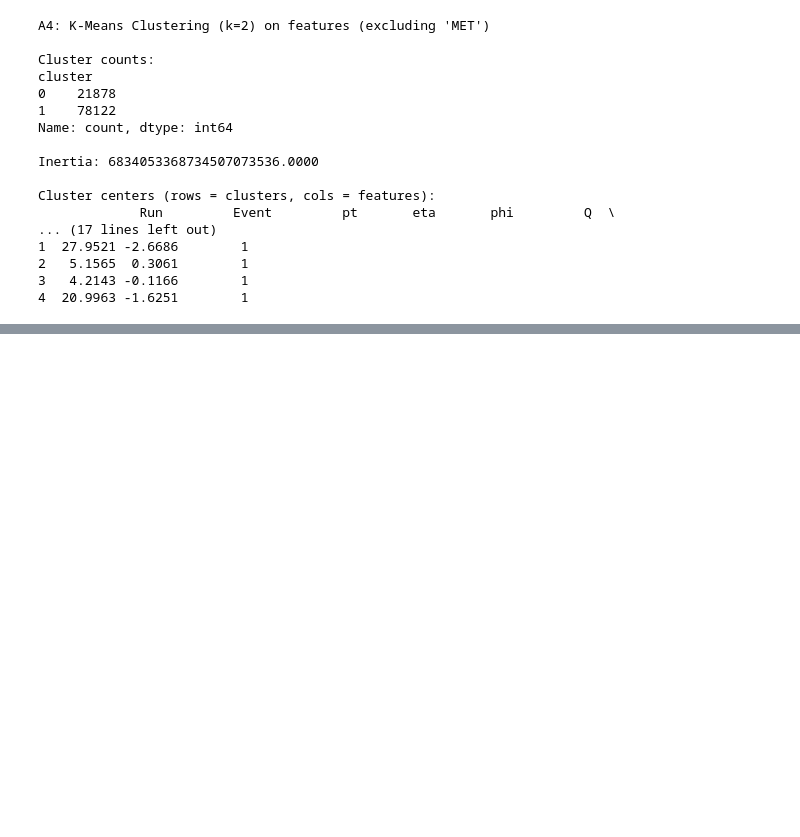
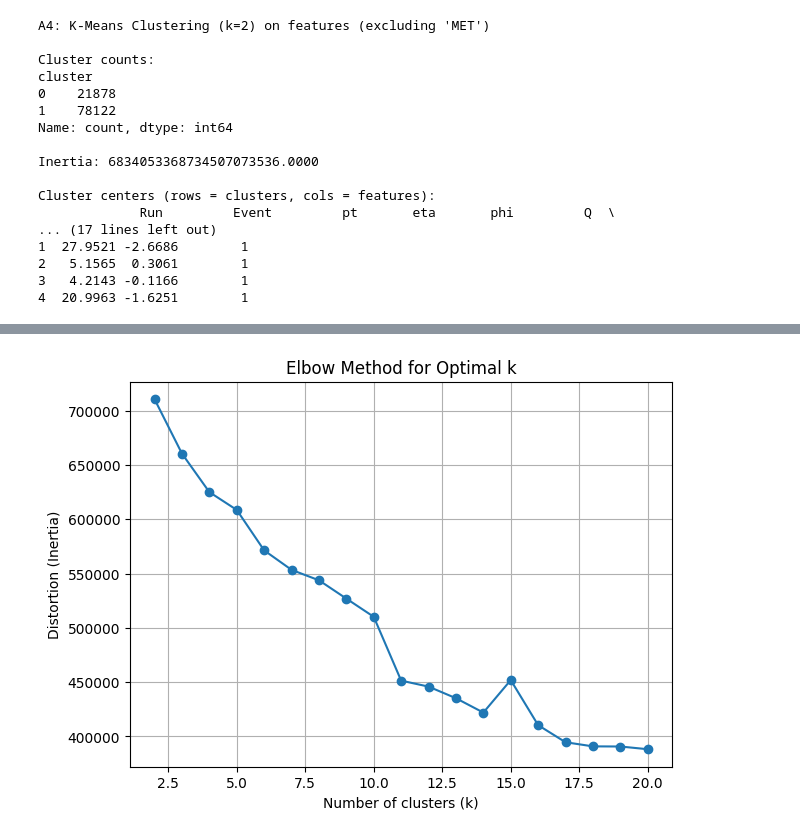
Before and after one commit to harshvardhan176/ML_LAB_01, a Jupyter notebook: ML_LAB_05.ipynb, the cells around one changed output, grey strips where cells are left out. Drawn from its saved outputs; the diff is of its cells as text; code cells hidden in the pictures; blank space fills up the shorter version.

```diff
--- a/ML_LAB_05.ipynb
+++ b/ML_LAB_05.ipynb
@@ -353,0 +465,32 @@ Cluster centers (rows = clusters, cols = features):
+# %%
+# A7: Elbow Method for Optimal k
+import pandas as pd
+from sklearn.preprocessing import StandardScaler
+from sklearn.cluster import MiniBatchKMeans
+import matplotlib.pyplot as plt
+
+df = pd.read_csv("Wmunu.csv")
+
+feature_cols = ['pt', 'eta', 'phi', 'Q', 'chiSq', 'dxy', 'MET', 'phiMET']
+X = df[feature_cols].copy()
+
+scaler = StandardScaler()
+X_scaled = scaler.fit_transform(X)
+
+distortions = []
+k_values = range(2, 21)
+
+for k in k_values:
+    kmeans = MiniBatchKMeans(n_clusters=k, random_state=42, batch_size=2048, n_init=5)
+    kmeans.fit(X_scaled)
+    distortions.append(kmeans.inertia_)
+
+plt.figure(figsize=(7,5))
+plt.plot(k_values, distortions, marker='o')
+plt.title("Elbow Method for Optimal k")
+plt.xlabel("Number of clusters (k)")
+plt.ylabel("Distortion (Inertia)")
+plt.grid(True)
+plt.show()
+# %% [output]
+[figure, added]
```
Also changed, not shown: parts of 4 cells of this notebook.
